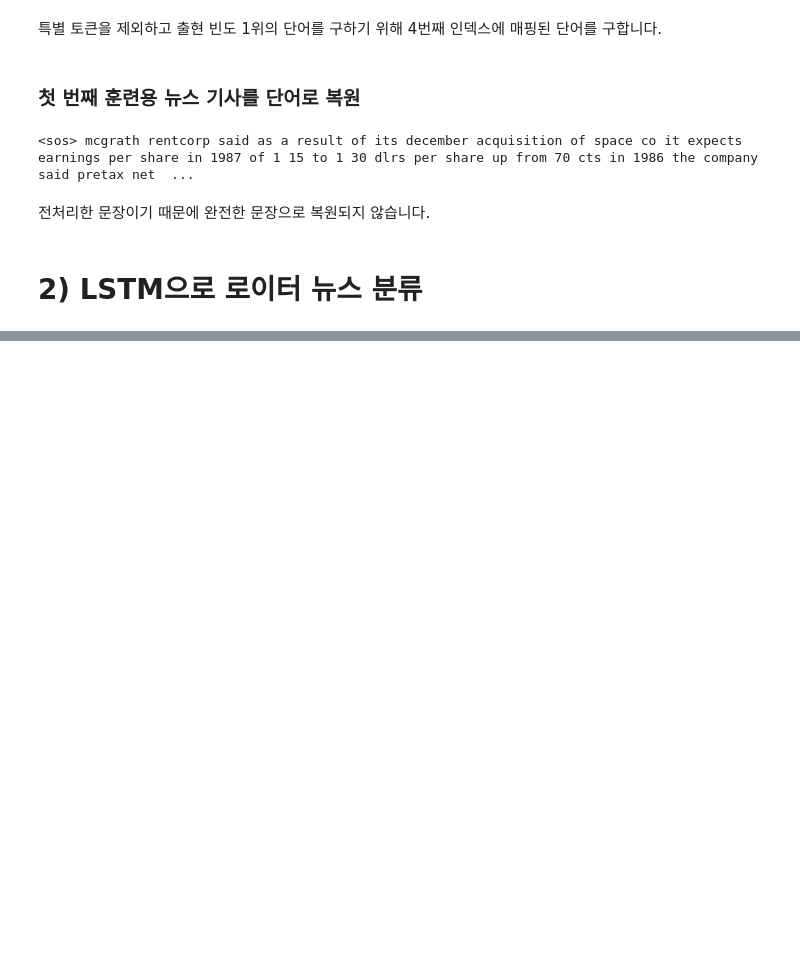
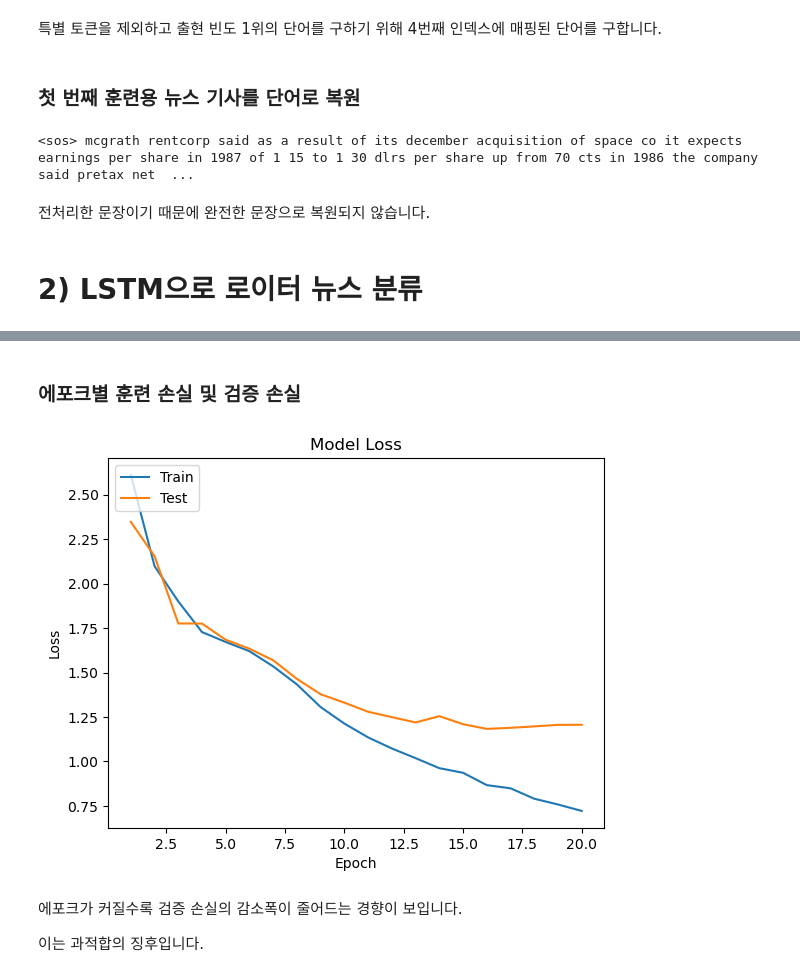
Before and after one commit to LEECHUNGGAK/AI-Study, a Jupyter notebook: 10/reuters_news_classification.ipynb, the cells around one changed output, grey strips where cells are left out. Cells and saved outputs as stored; diff of their text form; code cells hidden in the pictures; blank space fills up the shorter version.

Commit message:
Complete 'Reuters News Classification'

```diff
--- a/10/reuters_news_classification.ipynb
+++ b/10/reuters_news_classification.ipynb
@@ -118,0 +125,21 @@ print(" ".join([index_to_word[index] for index in X_train[0]]))
+# %%
+from tensorflow.keras.models import Sequential
+from tensorflow.keras.layers import Dense, LSTM, Embedding
+from tensorflow.keras.preprocessing.sequence import pad_sequences
+from tensorflow.keras.utils import to_categorical
+from tensorflow.keras.callbacks import EarlyStopping, ModelCheckpoint
+from tensorflow.keras.models import load_model
+
+voca_size = 1000
+max_len = 100
+
+(X_train, y_train), (X_test, y_test) = reuters.load_data(
+    num_words = voca_size,
+    test_split = 0.2
+)
+
+X_train = pad_sequences(X_train, maxlen = max_len)
+X_test = pad_sequences(X_test, maxlen = max_len)
+
+y_train = to_categorical(y_train)
+y_test = to_categorical(y_test)
@@ -118,0 +255,17 @@ print(" ".join([index_to_word[index] for index in X_train[0]]))
+# %% [markdown]
+### 에포크별 훈련 손실 및 검증 손실
+# %%
+epochs = range(1, len(history.history["acc"]) + 1)
+plt.plot(epochs, history.history["loss"])
+plt.plot(epochs, history.history["val_loss"])
+plt.title("Model Loss")
+plt.xlabel("Epoch")
+plt.ylabel("Loss")
+plt.legend(["Train", "Test"], loc="upper left")
+plt.show()
+# %% [output]
+[figure, added]
+# %% [markdown]
+에포크가 커질수록 검증 손실의 감소폭이 줄어드는 경향이 보입니다.
+
+이는 과적합의 징후입니다.
```
Also changed, not shown: parts of 6 cells of this notebook, 1 other file.
